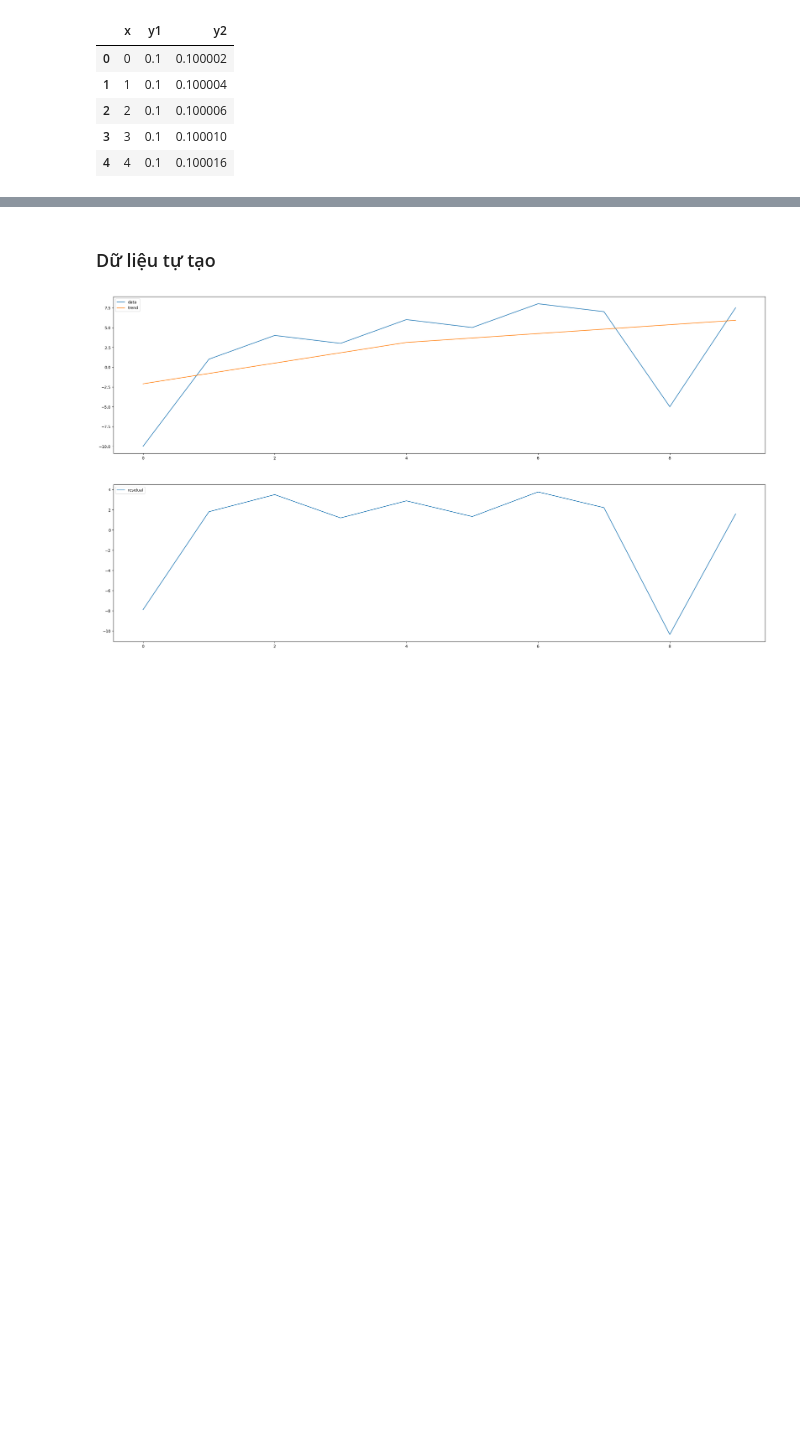
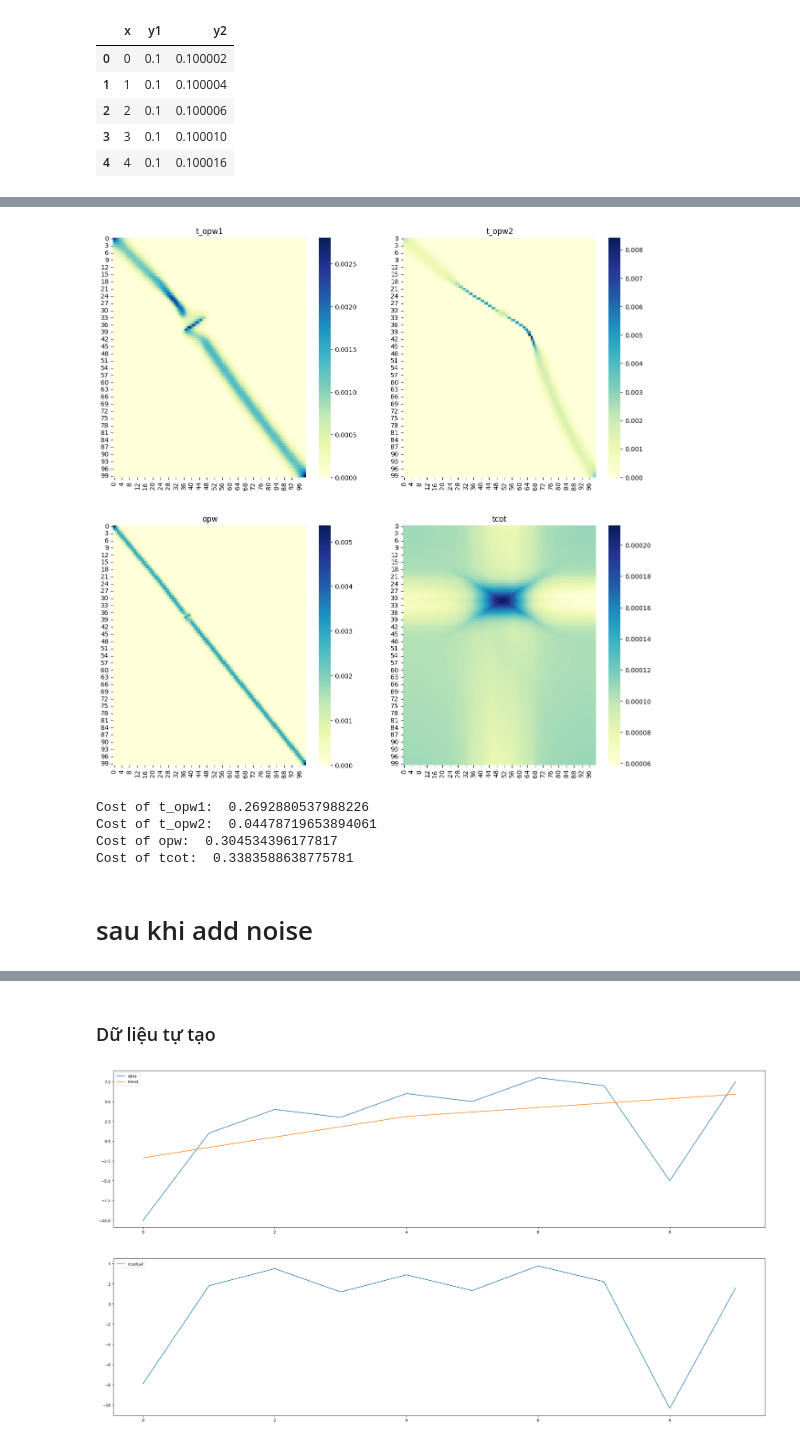
Before and after one commit to ducphuE10/robust-OPW, a Jupyter notebook: run.ipynb, the cells around one changed output, grey strips where cells are left out. Cells and saved outputs as stored; diff of their text form; code cells hidden in the pictures; blank space fills up the shorter version.

```diff
--- a/run.ipynb
+++ b/run.ipynb
@@ -50,0 +126,10 @@ visualize(y1,y1_trend,threshold=0.3)
+# %%
+ot_posterior(y1,y2)
+# %% [output]
+[figure, added]
+Cost of t_opw1:  0.2692880537988226
+Cost of t_opw2:  0.04478719653894061
+Cost of opw:  0.304534396177817
+Cost of tcot:  0.3383588638775781
+# %% [markdown]
+# sau khi add noise
```
Also changed, not shown: parts of 22 cells of this notebook, 7 other files.
